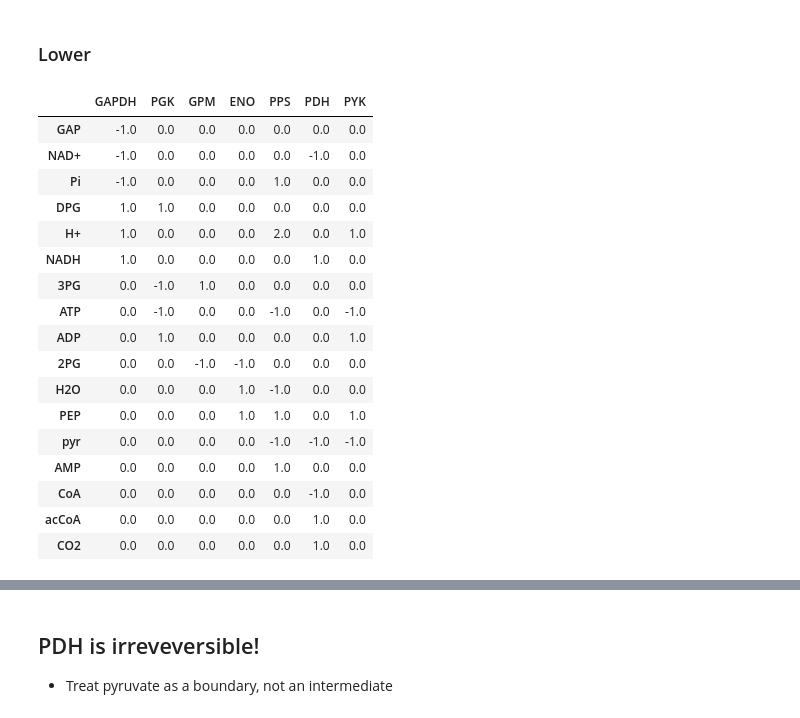
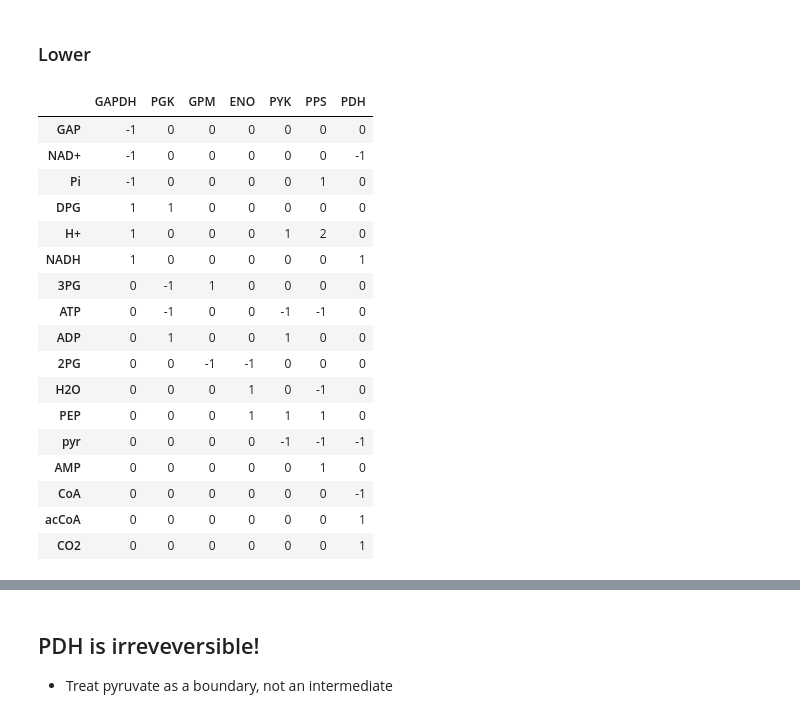
Before and after one commit to fdrusso/mosmo-work, a Jupyter notebook: notebooks/Central Carbon Studies.ipynb, the cells around one changed output, grey strips where cells are left out. Drawn from its saved outputs; the diff is of its cells as text; code cells hidden in the pictures.

```diff
--- a/notebooks/Central Carbon Studies.ipynb
+++ b/notebooks/Central Carbon Studies.ipynb
@@ -284,28 +284,28 @@ dtype: float64
 # %%
 network_lower = Pathway([r for r in glycolysis.reactions if r not in network_upper.reactions])
 pd.DataFrame(
-    network_lower.s_matrix,
+    network_lower.s_matrix.astype(int),
     columns=network_lower.reactions.labels(),
     index=network_lower.reactants.labels())
 # %% [output]
-|  | GAPDH | PGK | GPM | ENO | PPS | PDH | PYK |
-| GAP | -1.0 | 0.0 | 0.0 | 0.0 | 0.0 | 0.0 | 0.0 |
-| NAD+ | -1.0 | 0.0 | 0.0 | 0.0 | 0.0 | -1.0 | 0.0 |
-| Pi | -1.0 | 0.0 | 0.0 | 0.0 | 1.0 | 0.0 | 0.0 |
-| DPG | 1.0 | 1.0 | 0.0 | 0.0 | 0.0 | 0.0 | 0.0 |
-| H+ | 1.0 | 0.0 | 0.0 | 0.0 | 2.0 | 0.0 | 1.0 |
-| NADH | 1.0 | 0.0 | 0.0 | 0.0 | 0.0 | 1.0 | 0.0 |
-| 3PG | 0.0 | -1.0 | 1.0 | 0.0 | 0.0 | 0.0 | 0.0 |
-| ATP | 0.0 | -1.0 | 0.0 | 0.0 | -1.0 | 0.0 | -1.0 |
-| ADP | 0.0 | 1.0 | 0.0 | 0.0 | 0.0 | 0.0 | 1.0 |
-| 2PG | 0.0 | 0.0 | -1.0 | -1.0 | 0.0 | 0.0 | 0.0 |
-| H2O | 0.0 | 0.0 | 0.0 | 1.0 | -1.0 | 0.0 | 0.0 |
-| PEP | 0.0 | 0.0 | 0.0 | 1.0 | 1.0 | 0.0 | 1.0 |
-| pyr | 0.0 | 0.0 | 0.0 | 0.0 | -1.0 | -1.0 | -1.0 |
-| AMP | 0.0 | 0.0 | 0.0 | 0.0 | 1.0 | 0.0 | 0.0 |
-| CoA | 0.0 | 0.0 | 0.0 | 0.0 | 0.0 | -1.0 | 0.0 |
-| acCoA | 0.0 | 0.0 | 0.0 | 0.0 | 0.0 | 1.0 | 0.0 |
-| CO2 | 0.0 | 0.0 | 0.0 | 0.0 | 0.0 | 1.0 | 0.0 |
+|  | GAPDH | PGK | GPM | ENO | PYK | PPS | PDH |
+| GAP | -1 | 0 | 0 | 0 | 0 | 0 | 0 |
+| NAD+ | -1 | 0 | 0 | 0 | 0 | 0 | -1 |
+| Pi | -1 | 0 | 0 | 0 | 0 | 1 | 0 |
+| DPG | 1 | 1 | 0 | 0 | 0 | 0 | 0 |
+| H+ | 1 | 0 | 0 | 0 | 1 | 2 | 0 |
+| NADH | 1 | 0 | 0 | 0 | 0 | 0 | 1 |
+| 3PG | 0 | -1 | 1 | 0 | 0 | 0 | 0 |
+| ATP | 0 | -1 | 0 | 0 | -1 | -1 | 0 |
+| ADP | 0 | 1 | 0 | 0 | 1 | 0 | 0 |
+| 2PG | 0 | 0 | -1 | -1 | 0 | 0 | 0 |
+| H2O | 0 | 0 | 0 | 1 | 0 | -1 | 0 |
+| PEP | 0 | 0 | 0 | 1 | 1 | 1 | 0 |
+| pyr | 0 | 0 | 0 | 0 | -1 | -1 | -1 |
+| AMP | 0 | 0 | 0 | 0 | 0 | 1 | 0 |
+| CoA | 0 | 0 | 0 | 0 | 0 | 0 | -1 |
+| acCoA | 0 | 0 | 0 | 0 | 0 | 0 | 1 |
+| CO2 | 0 | 0 | 0 | 0 | 0 | 0 | 1 |
 # %%
 gap = KB('gap')
 ss_obj = fba_gd.SteadyStateObjective(network_lower, [KB(m_id) for m_id in ['dpg', '2pg', '3pg', 'pep', 'pyr']], weight=1e6)
```
Also changed, not shown: parts of 13 cells of this notebook, 10 other files.
